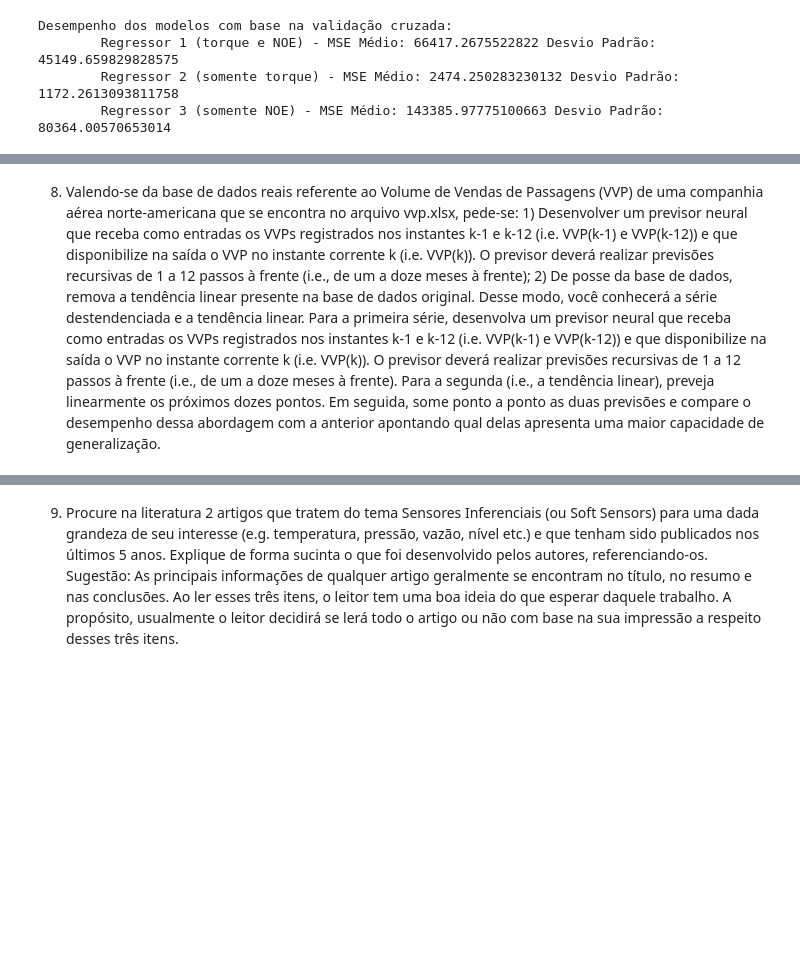
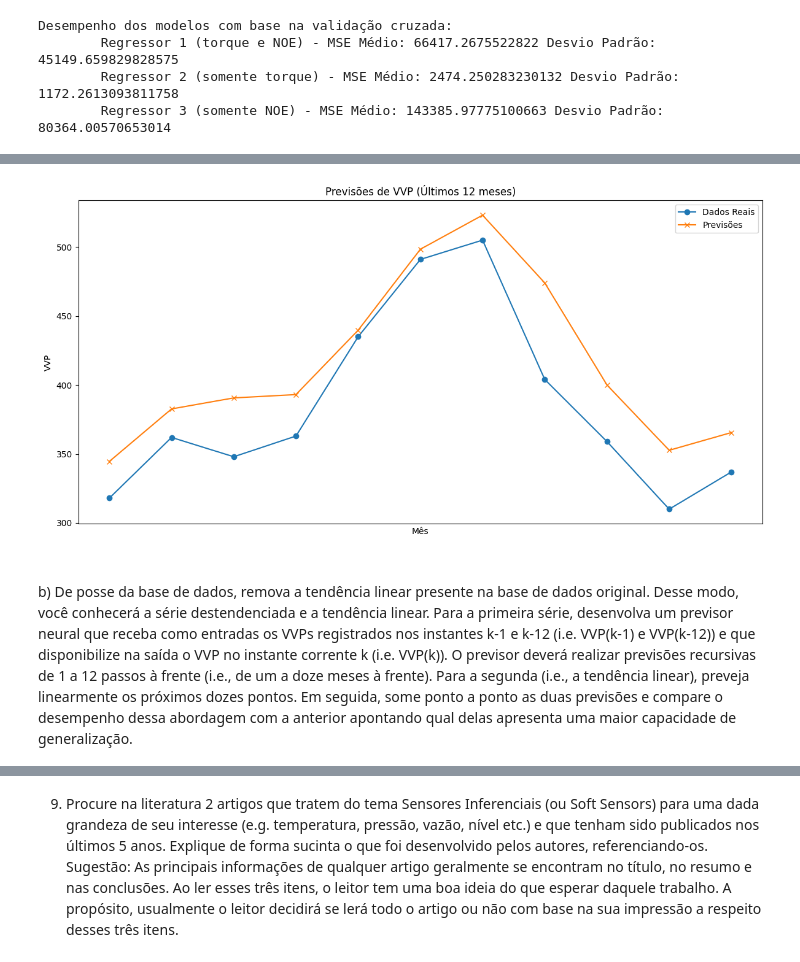
Before and after one commit to especializacao-ia-ifmg-op/mod_4_neural-networks-and-deep-learning, a Jupyter notebook: activities/nn_dl_exercises.ipynb, the cells around one changed output, grey strips where cells are left out. Cells and saved outputs as stored; diff of their text form; code cells hidden in the pictures; blank space fills up the shorter version.

```diff
--- a/activities/nn_dl_exercises.ipynb
+++ b/activities/nn_dl_exercises.ipynb
@@ -1192,0 +1197,75 @@ Desempenho dos modelos com base na validação cruzada:
+# %%
+import pandas as pd
+import numpy as np
+import tensorflow as tf
+from tensorflow.keras.models import Sequential
+from tensorflow.keras.layers import Dense
+from sklearn.preprocessing import MinMaxScaler
+import matplotlib.pyplot as plt
+
+# Carregando os dados
+data = pd.read_csv('vvp.csv')
+
+# Certifique-se de que os dados estão classificados por data
+data['Date'] = pd.to_datetime(data['mes'])
+data = data.sort_values('Date')
+data.set_index('Date', inplace=True)
+#data['Date'] = data['mes'].dt.to_period('M')
+#data['Date'] = data.mes.dt.to_period('M')
+
+# Normalizando os dados
+scaler = MinMaxScaler()
+data['VVP'] = scaler.fit_transform(data['VVP'].values.reshape(-1, 1))
+
+# Adicionando colunas de deslocamento (k-1 e k-12)
+data['VVP_lag1'] = data['VVP'].shift(1)
+data['VVP_lag12'] = data['VVP'].shift(12)
+
+# Removendo valores ausentes
+data = data.dropna()
+
+# Separando recursos (X) e alvo (y)
+X = data[['VVP_lag1', 'VVP_lag12']]
+y = data['VVP']
+
+# Dividindo os dados em treinamento e teste
+split_ratio = 0.9
+split_index = int(split_ratio * len(data))
+
+X_train, X_test = X.iloc[:split_index], X.iloc[split_index:]
+y_train, y_test = y.iloc[:split_index], y.iloc[split_index:]
+
+
+# Construindo o modelo neural
+model = Sequential()
+model.add(Dense(64, activation='relu', input_dim=2))
+model.add(Dense(32, activation='relu'))
+model.add(Dense(1, activation='linear'))
+
+model.compile(optimizer='adam', loss='mean_squared_error')
+
+# Treinando o modelo
+model.fit(X_train, y_train, epochs=100, batch_size=32, validation_data=(X_test, y_test))
+
+# Previsões
+y_pred = model.predict(X_test)
+
+# Invertendo a escala para obter previsões reais
+y_pred_inv = scaler.inverse_transform(y_pred)
+y_test_inv = scaler.inverse_transform(y_test.values.reshape(-1, 1))
+y_real_inv = y_test_inv
+
+# # Visualização dos dados e previsões
+
+plt.figure(figsize=(12, 6))
+# plt.plot(data.index[split_index:], y_test_inv, label='Dados Reais', marker='o')
+plt.plot(data.index[-len(y_test_inv):], y_test_inv, label='Dados Reais', marker='o')
+# plt.plot(data.index[split_index:], y_pred_inv, label='Previsões', marker='x')
+plt.plot(data.index[-len(y_pred_inv):], y_pred_inv, label='Previsões', marker='x')
+plt.xlabel('Mês')
+plt.ylabel('VVP')
+plt.title('Previsões de VVP (Últimos 12 meses)')
+plt.legend()
+plt.tight_layout()
+plt.show()
+# %% [output]
@@ -1193,2 +1289,4 @@ Desempenho dos modelos com base na validação cruzada:
+[figure, added]
 # %% [markdown]
-8. Valendo-se da base de dados reais referente ao Volume de Vendas de Passagens (VVP) de uma companhia aérea norte-americana que se encontra no arquivo vvp.xlsx, pede-se: 1) Desenvolver um previsor neural que receba como entradas os VVPs registrados nos instantes k-1 e k-12 (i.e. VVP(k-1) e VVP(k-12)) e que disponibilize na saída o VVP no instante corrente k (i.e. VVP(k)). O previsor deverá realizar previsões recursivas de 1 a 12 passos à frente (i.e., de um a doze meses à frente); 2) De posse da base de dados, remova a tendência linear presente na base de dados original. Desse modo, você conhecerá a série destendenciada e a tendência linear. Para a primeira série, desenvolva um previsor neural que receba como entradas os VVPs registrados nos instantes k-1 e k-12 (i.e. VVP(k-1) e VVP(k-12)) e que disponibilize na saída o VVP no instante corrente k (i.e. VVP(k)). O previsor deverá realizar previsões recursivas de 1 a 12 passos à frente (i.e., de um a doze meses à frente). Para a segunda (i.e., a tendência linear), preveja linearmente os próximos dozes pontos. Em seguida, some ponto a ponto as duas previsões e compare o desempenho dessa abordagem com a anterior apontando qual delas apresenta uma maior capacidade de generalização.
+<br>
+b) De posse da base de dados, remova a tendência linear presente na base de dados original. Desse modo, você conhecerá a série destendenciada e a tendência linear. Para a primeira série, desenvolva um previsor neural que receba como entradas os VVPs registrados nos instantes k-1 e k-12 (i.e. VVP(k-1) e VVP(k-12)) e que disponibilize na saída o VVP no instante corrente k (i.e. VVP(k)). O previsor deverá realizar previsões recursivas de 1 a 12 passos à frente (i.e., de um a doze meses à frente). Para a segunda (i.e., a tendência linear), preveja linearmente os próximos dozes pontos. Em seguida, some ponto a ponto as duas previsões e compare o desempenho dessa abordagem com a anterior apontando qual delas apresenta uma maior capacidade de generalização.
```
Also changed, not shown: parts of 7 cells of this notebook.
